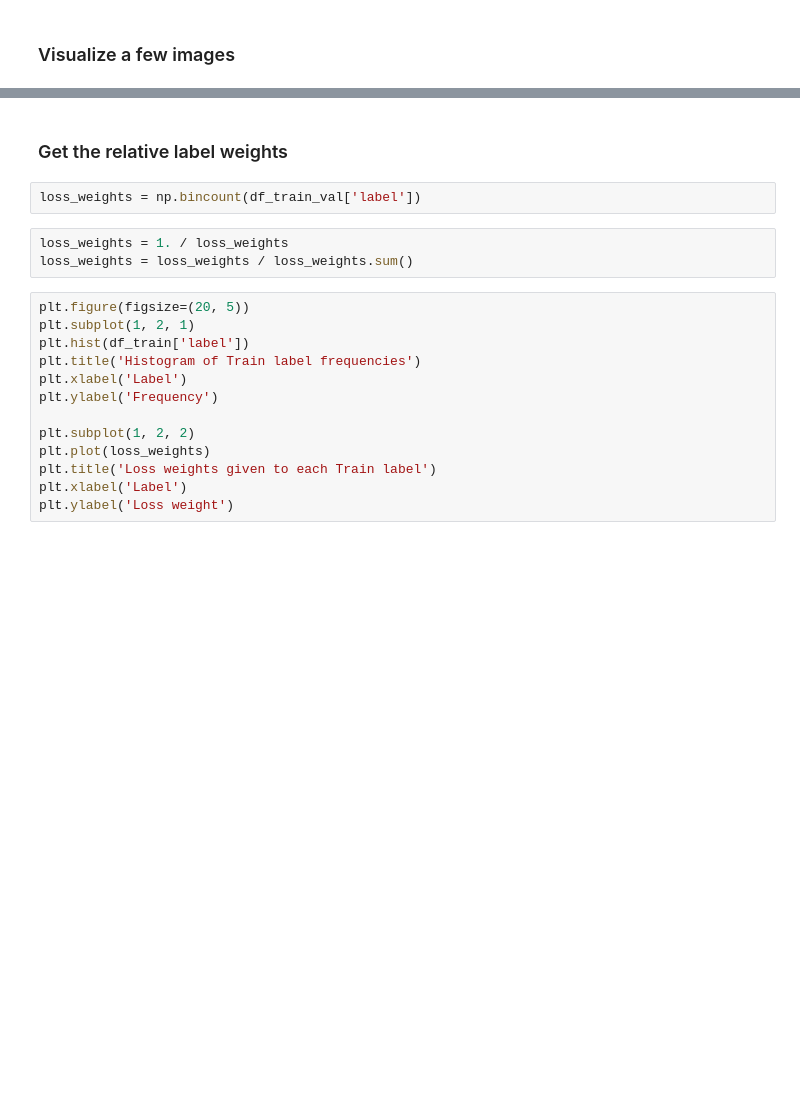
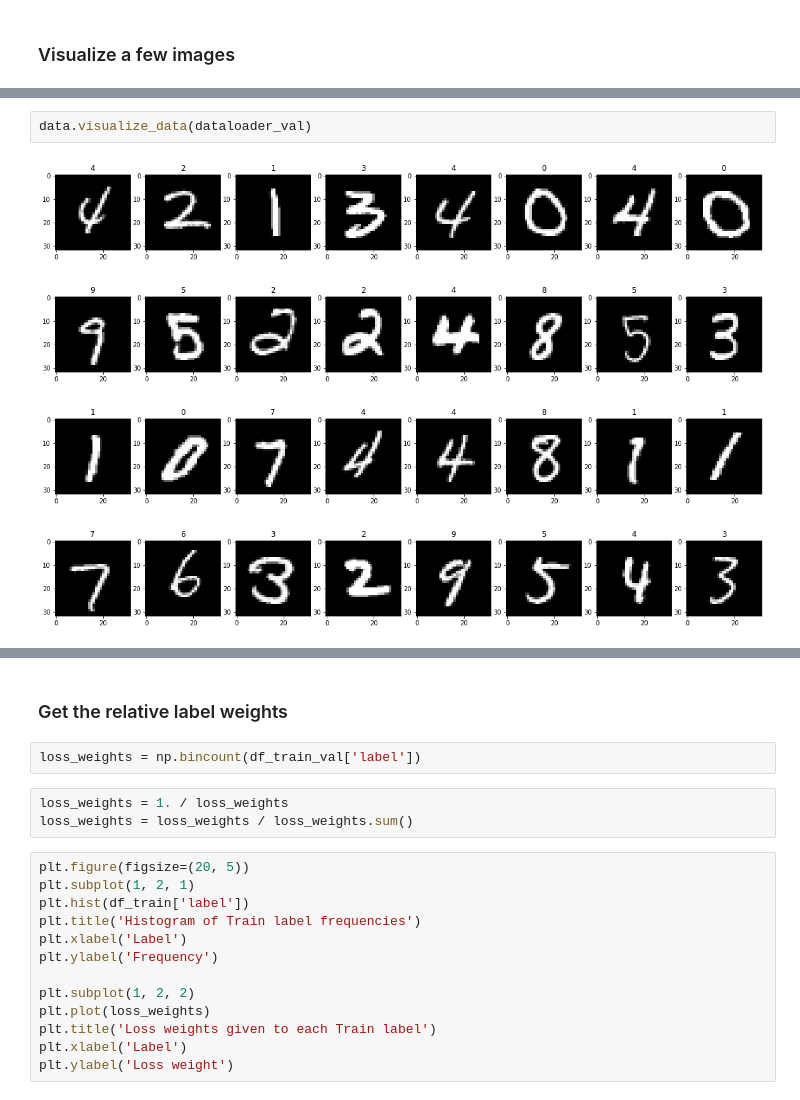
Before and after one commit to anujkhare/mnist_kd, a Jupyter notebook: mnist-simple.ipynb, the cells around one changed output, grey strips where cells are left out. Cells and saved outputs as stored; diff of their text form; blank space fills up the shorter version.

```diff
--- a/mnist-simple.ipynb
+++ b/mnist-simple.ipynb
@@ -209,0 +110,7 @@ for ix, next_batch in enumerate(dataloader_test):
+# %%
+data.visualize_data(dataloader_val)
+# %% [output]
+[figure, added]
+[figure, added]
+[figure, added]
+[figure, added]
```
Also changed, not shown: parts of 36 cells of this notebook, 4 other files.
